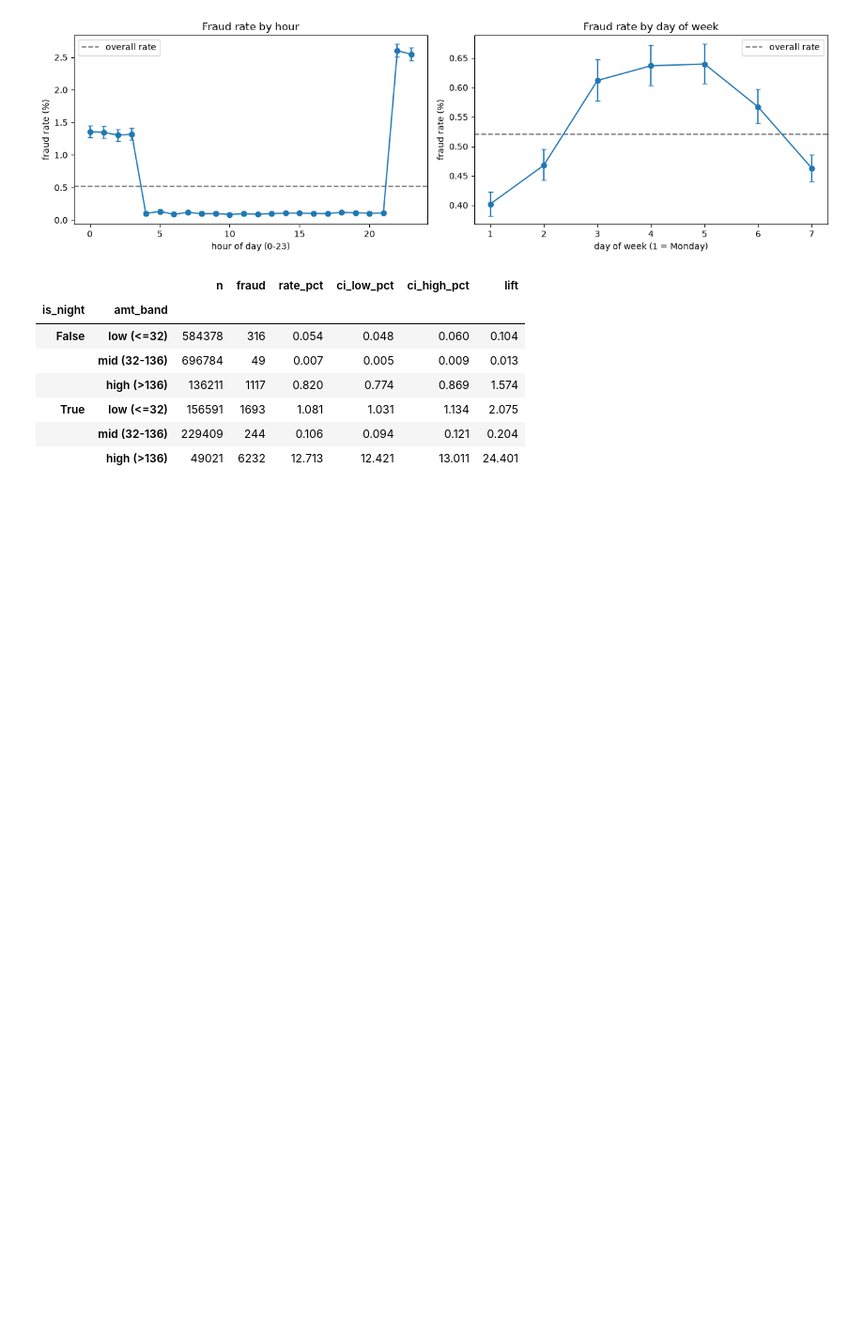
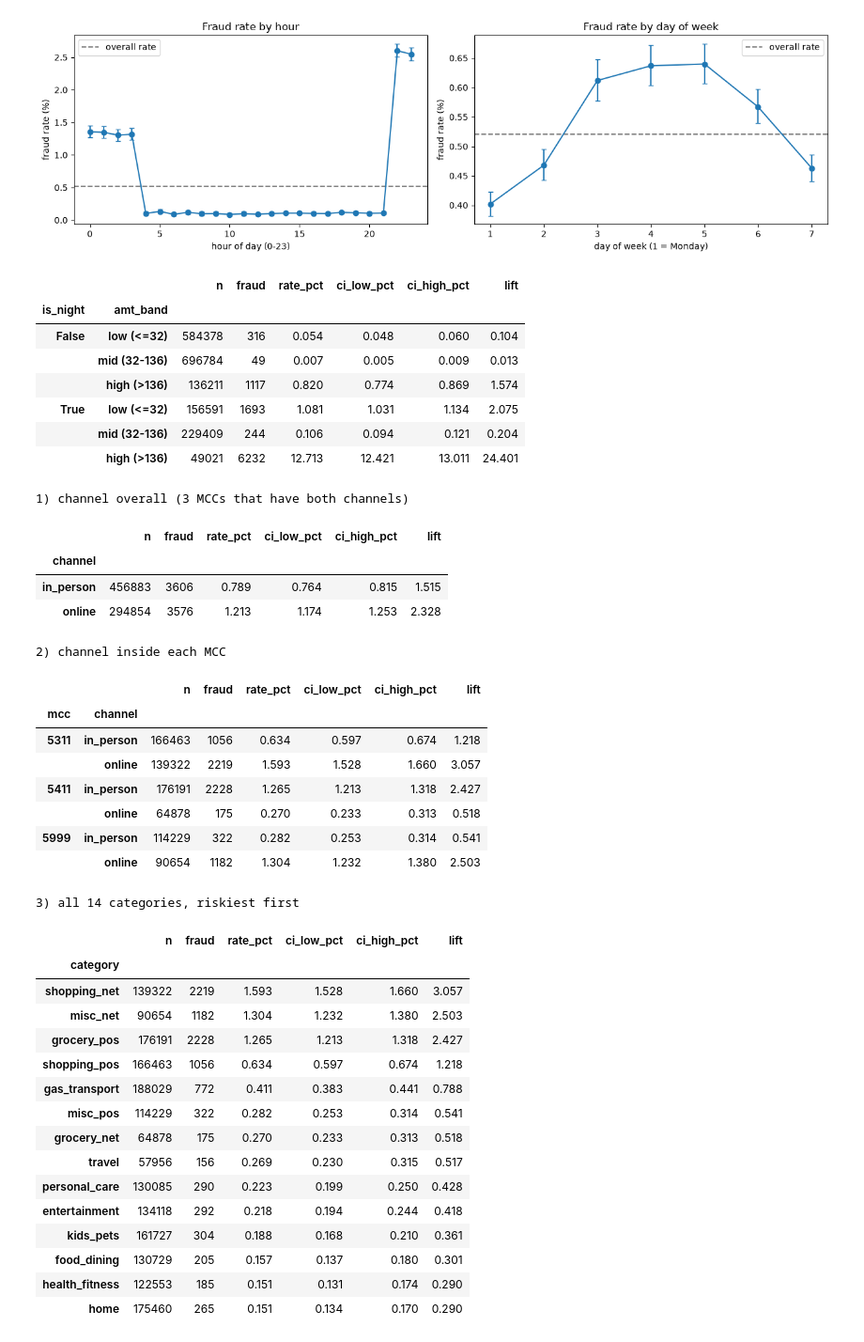
Before and after one commit to mahsafallahi/fraud-intelligence-platform, a Jupyter notebook: notebooks/03_eda.ipynb, the cells around one changed output. Shown at 94% size. Drawn from its saved outputs; the diff is of its cells as text; code cells hidden in the pictures; blank space fills up the shorter version.

```diff
--- a/notebooks/03_eda.ipynb
+++ b/notebooks/03_eda.ipynb
@@ -274,3 +274,46 @@ display(rate_table(df, ["is_night", "amt_band"]))
 | True | low (<=32) | 156591 | 1693 | 1.081 | 1.031 | 1.134 | 2.075 |
 |  | mid (32-136) | 229409 | 244 | 0.106 | 0.094 | 0.121 | 0.204 |
 |  | high (>136) | 49021 | 6232 | 12.713 | 12.421 | 13.011 | 24.401 |
+# %%
+known = df[df["channel"] != "unknown"]
+
+print("1) channel overall (3 MCCs that have both channels)")
+display(rate_table(known, "channel"))
+
+print("2) channel inside each MCC")
+display(rate_table(known, ["mcc", "channel"]))
+
+print("3) all 14 categories, riskiest first")
+display(rate_table(df, "category").sort_values("lift", ascending=False))
+# %% [output]
+1) channel overall (3 MCCs that have both channels)
+|  | n | fraud | rate_pct | ci_low_pct | ci_high_pct | lift |
+| channel |  |  |  |  |  |  |
+| in_person | 456883 | 3606 | 0.789 | 0.764 | 0.815 | 1.515 |
+| online | 294854 | 3576 | 1.213 | 1.174 | 1.253 | 2.328 |
+2) channel inside each MCC
+|  |  | n | fraud | rate_pct | ci_low_pct | ci_high_pct | lift |
+| mcc | channel |  |  |  |  |  |  |
+| 5311 | in_person | 166463 | 1056 | 0.634 | 0.597 | 0.674 | 1.218 |
+|  | online | 139322 | 2219 | 1.593 | 1.528 | 1.660 | 3.057 |
+| 5411 | in_person | 176191 | 2228 | 1.265 | 1.213 | 1.318 | 2.427 |
+|  | online | 64878 | 175 | 0.270 | 0.233 | 0.313 | 0.518 |
+| 5999 | in_person | 114229 | 322 | 0.282 | 0.253 | 0.314 | 0.541 |
+|  | online | 90654 | 1182 | 1.304 | 1.232 | 1.380 | 2.503 |
+3) all 14 categories, riskiest first
+|  | n | fraud | rate_pct | ci_low_pct | ci_high_pct | lift |
+| category |  |  |  |  |  |  |
+| shopping_net | 139322 | 2219 | 1.593 | 1.528 | 1.660 | 3.057 |
+| misc_net | 90654 | 1182 | 1.304 | 1.232 | 1.380 | 2.503 |
+| grocery_pos | 176191 | 2228 | 1.265 | 1.213 | 1.318 | 2.427 |
+| shopping_pos | 166463 | 1056 | 0.634 | 0.597 | 0.674 | 1.218 |
+| gas_transport | 188029 | 772 | 0.411 | 0.383 | 0.441 | 0.788 |
+| misc_pos | 114229 | 322 | 0.282 | 0.253 | 0.314 | 0.541 |
+| grocery_net | 64878 | 175 | 0.270 | 0.233 | 0.313 | 0.518 |
+| travel | 57956 | 156 | 0.269 | 0.230 | 0.315 | 0.517 |
+| personal_care | 130085 | 290 | 0.223 | 0.199 | 0.250 | 0.428 |
+| entertainment | 134118 | 292 | 0.218 | 0.194 | 0.244 | 0.418 |
+| kids_pets | 161727 | 304 | 0.188 | 0.168 | 0.210 | 0.361 |
+| food_dining | 130729 | 205 | 0.157 | 0.137 | 0.180 | 0.301 |
+| health_fitness | 122553 | 185 | 0.151 | 0.131 | 0.174 | 0.290 |
+| home | 175460 | 265 | 0.151 | 0.134 | 0.170 | 0.290 |
```
Also changed, not shown: parts of 7 cells of this notebook.
